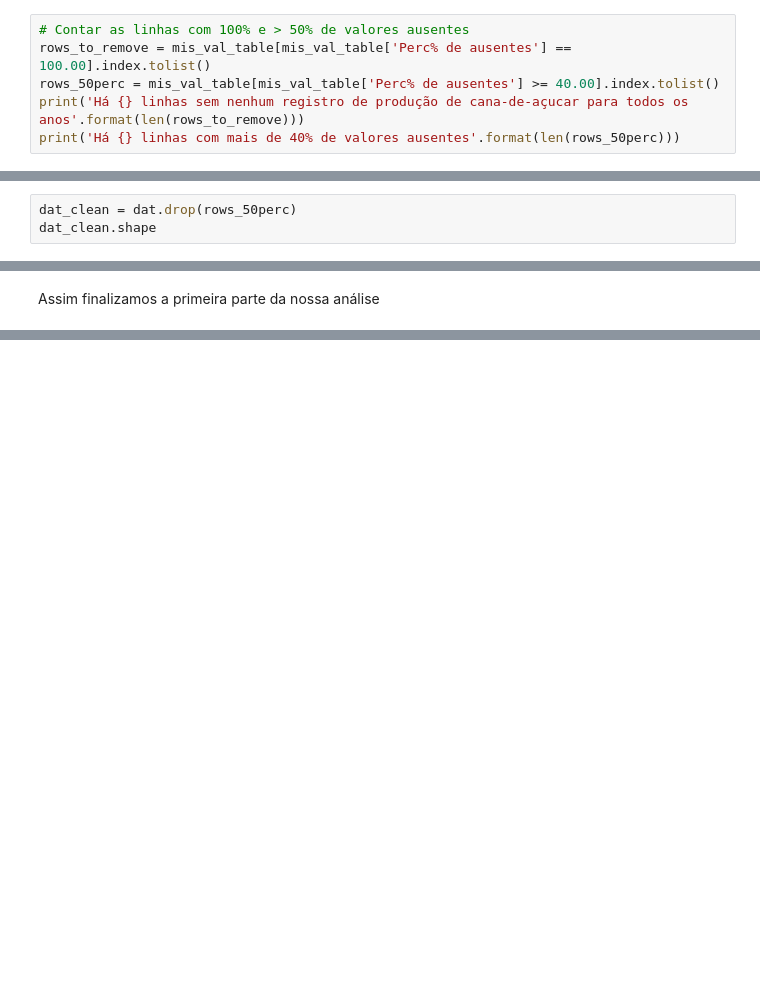
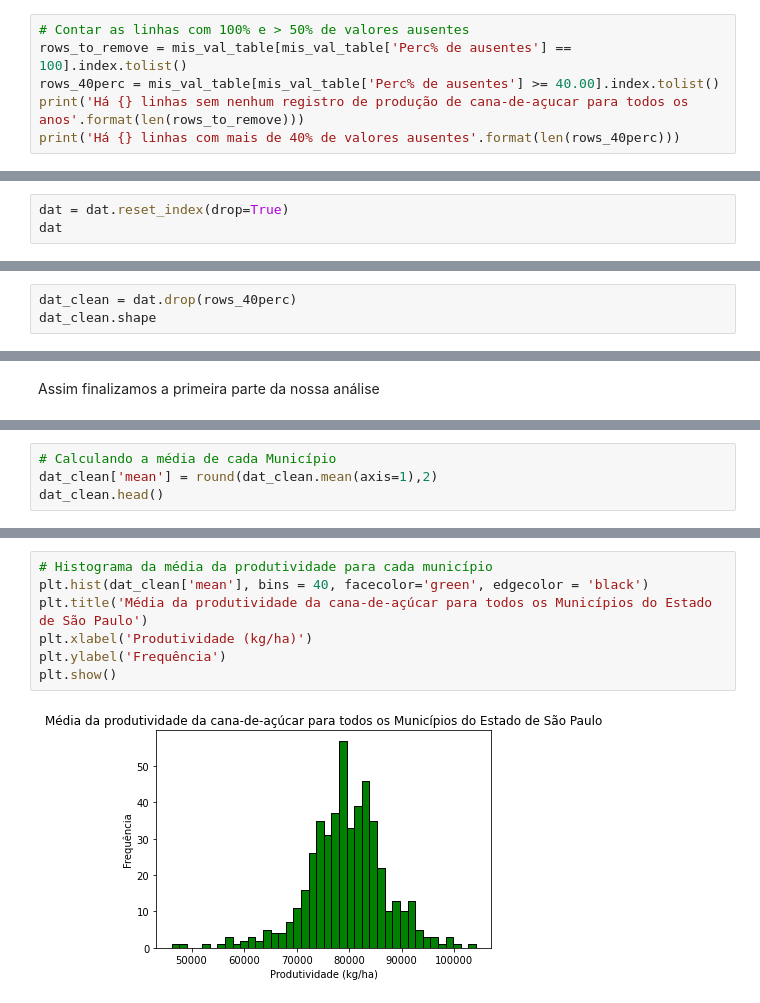
Before and after one commit to neli12/time-series-productivity-sp, a Jupyter notebook: Analisis e limpeza de dados.ipynb, the cells around one changed output, grey strips where cells are left out. Drawn from its saved outputs; the diff is of its cells as text; blank space fills up the shorter version.

```diff
--- a/Analisis e limpeza de dados.ipynb
+++ b/Analisis e limpeza de dados.ipynb
@@ -208,9 +280,12 @@ mis_val_table
 # %%
 # Contar as linhas com 100% e > 50% de valores ausentes
-rows_to_remove = mis_val_table[mis_val_table['Perc% de ausentes'] == 100.00].index.tolist()
-rows_50perc = mis_val_table[mis_val_table['Perc% de ausentes'] >= 40.00].index.tolist()
+rows_to_remove = mis_val_table[mis_val_table['Perc% de ausentes'] == 100].index.tolist()
+rows_40perc = mis_val_table[mis_val_table['Perc% de ausentes'] >= 40.00].index.tolist()
 print('Há {} linhas sem nenhum registro de produção de cana-de-açucar para todos os anos'.format(len(rows_to_remove)))
-print('Há {} linhas com mais de 40% de valores ausentes'.format(len(rows_50perc)))
+print('Há {} linhas com mais de 40% de valores ausentes'.format(len(rows_40perc)))
 # %% [output]
 Há 68 linhas sem nenhum registro de produção de cana-de-açucar para todos os anos
 Há 156 linhas com mais de 40% de valores ausentes
+# %%
+dat = dat.reset_index(drop=True)
+dat
@@ -217,7 +322,7 @@ Há 156 linhas com mais de 40% de valores ausentes
 # %% [markdown]
 Após verificarmos os valores ausentes, concluímos que serão removidas 138 linhas.
 # %%
-dat_clean = dat.drop(rows_50perc)
+dat_clean = dat.drop(rows_40perc)
 dat_clean.shape
 # %% [output]
 (486, 23)
@@ -284,0 +409,4 @@ Assim finalizamos a primeira parte da nossa análise
+# %%
+# Calculando a média de cada Município
+dat_clean['mean'] = round(dat_clean.mean(axis=1),2)
+dat_clean.head()
@@ -284,0 +421,9 @@ Assim finalizamos a primeira parte da nossa análise
+# %%
+# Histograma da média da produtividade para cada município
+plt.hist(dat_clean['mean'], bins = 40, facecolor='green', edgecolor = 'black')
+plt.title('Média da produtividade da cana-de-açúcar para todos os Municípios do Estado de São Paulo')
+plt.xlabel('Produtividade (kg/ha)')
+plt.ylabel('Frequência')
+plt.show()
+# %% [output]
+[figure, added]
```
Also changed, not shown: parts of 30 cells of this notebook.
